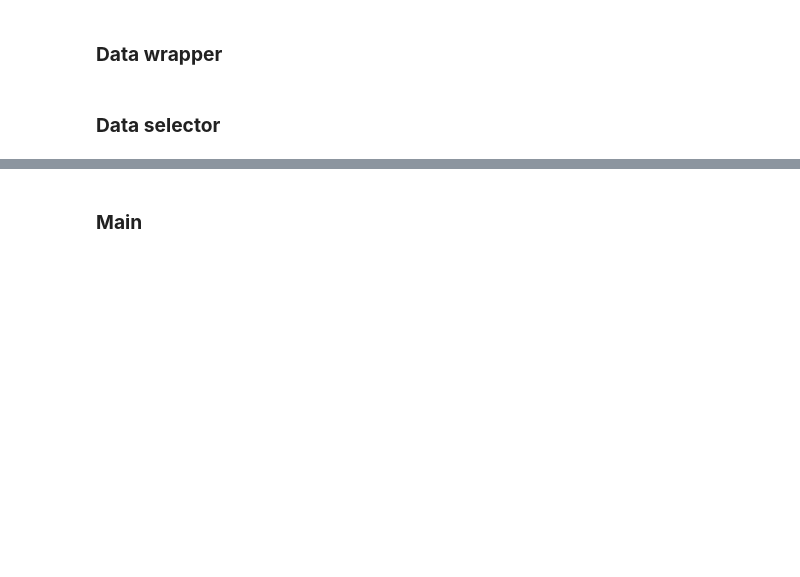
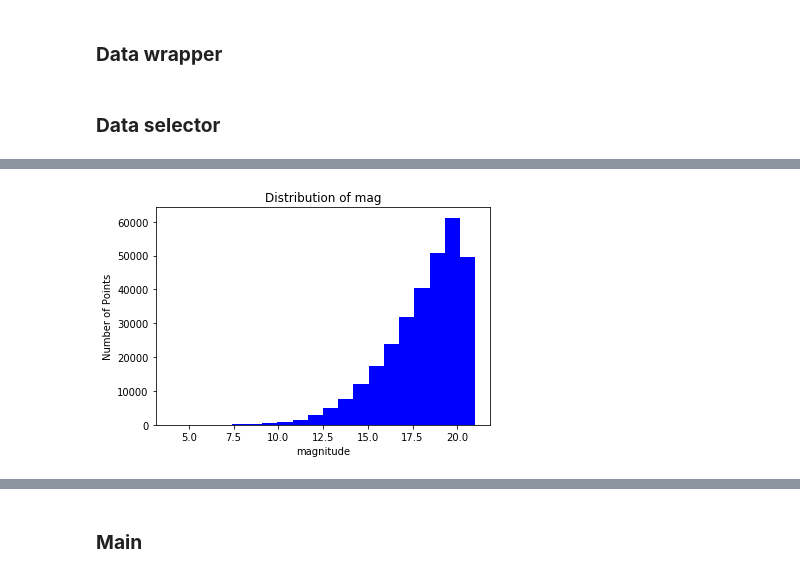
Before and after one commit to shuaigezhu/starDist, a Jupyter notebook: GaiaData.ipynb, the cells around one changed output, grey strips where cells are left out. Drawn from its saved outputs; the diff is of its cells as text; code cells hidden in the pictures; blank space fills up the shorter version.

```diff
--- a/GaiaData.ipynb
+++ b/GaiaData.ipynb
@@ -589,0 +692,13 @@ gaia_df.head()
+# %%
+# distribution of 'phot_g_mean_mag'
+np_dec = np.array(gaia_df.loc[:,['phot_g_mean_mag']])
+num_bins = 20
+n, bins, patches = plt.hist(np_dec, num_bins, facecolor='blue', alpha=1)
+plt.xlabel('magnitude')
+plt.ylabel('Number of Points')
+plt.title(r'Distribution of mag')
+#plt.xlim(-1, 1)
+
+plt.show()
+# %% [output]
+[figure, added]
```
Also changed, not shown: parts of 17 cells of this notebook.
